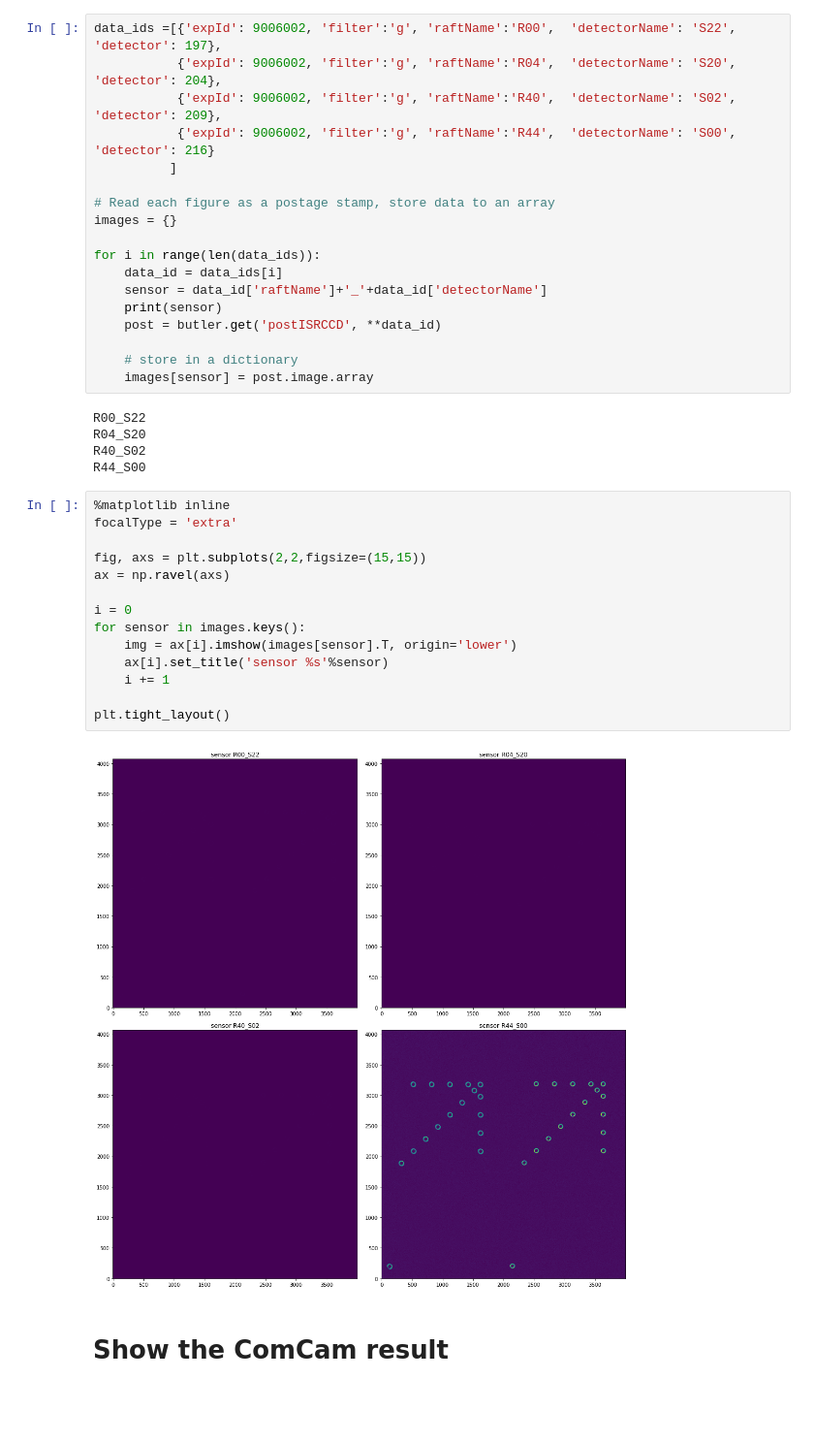
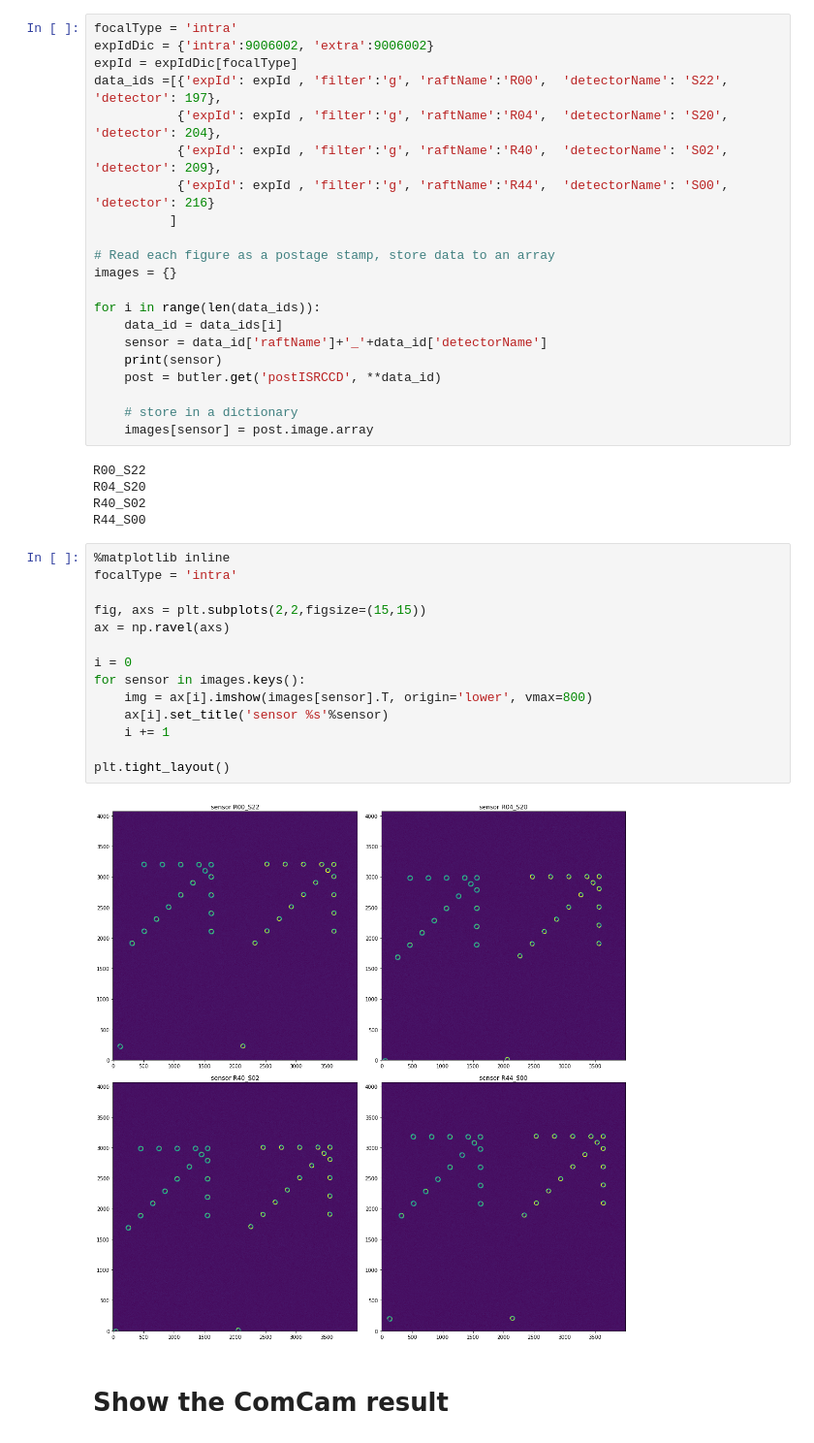
Before and after one commit to lsst-ts/ts_phosim, a Jupyter notebook: notebooks/analysis_notebooks/AOS_arrowStars.ipynb, the cells around one changed output. Shown at 97% size. Saved outputs shown, nothing was run; the diff lists cells and outputs as text; blank space fills up the shorter version.

```diff
--- a/notebooks/analysis_notebooks/AOS_arrowStars.ipynb
+++ b/notebooks/analysis_notebooks/AOS_arrowStars.ipynb
@@ -286,10 +276,13 @@ Reading data from
 /epyc/users/suberlak/Commissioning/aos/ts_phosim/notebooks/analysis_scripts/results_wfs/arrowStars/
 Done
 # %%
-data_ids =[{'expId': 9006002, 'filter':'g', 'raftName':'R00',  'detectorName': 'S22', 'detector': 197},
-           {'expId': 9006002, 'filter':'g', 'raftName':'R04',  'detectorName': 'S20', 'detector': 204},
-           {'expId': 9006002, 'filter':'g', 'raftName':'R40',  'detectorName': 'S02', 'detector': 209},
-           {'expId': 9006002, 'filter':'g', 'raftName':'R44',  'detectorName': 'S00', 'detector': 216}
+focalType = 'intra'
+expIdDic = {'intra':9006002, 'extra':9006002}
+expId = expIdDic[focalType]
+data_ids =[{'expId': expId , 'filter':'g', 'raftName':'R00',  'detectorName': 'S22', 'detector': 197},
+           {'expId': expId , 'filter':'g', 'raftName':'R04',  'detectorName': 'S20', 'detector': 204},
+           {'expId': expId , 'filter':'g', 'raftName':'R40',  'detectorName': 'S02', 'detector': 209},
+           {'expId': expId , 'filter':'g', 'raftName':'R44',  'detectorName': 'S00', 'detector': 216}
           ]
 
 # Read each figure as a postage stamp, store data to an array
@@ -310,20 +303,20 @@ R40_S02
 R44_S00
 # %%
 %matplotlib inline
-focalType = 'extra'
+focalType = 'intra'
 
 fig, axs = plt.subplots(2,2,figsize=(15,15))
 ax = np.ravel(axs)
 
 i = 0
 for sensor in images.keys():
-    img = ax[i].imshow(images[sensor].T, origin='lower')
+    img = ax[i].imshow(images[sensor].T, origin='lower', vmax=800)
     ax[i].set_title('sensor %s'%sensor)
     i += 1
 
 plt.tight_layout()
 # %% [output]
-[figure, old version]
+[figure, new version]
 # %% [markdown]
 # Show the ComCam result
 # %%
```
Also changed, not shown: parts of 2 cells of this notebook.
